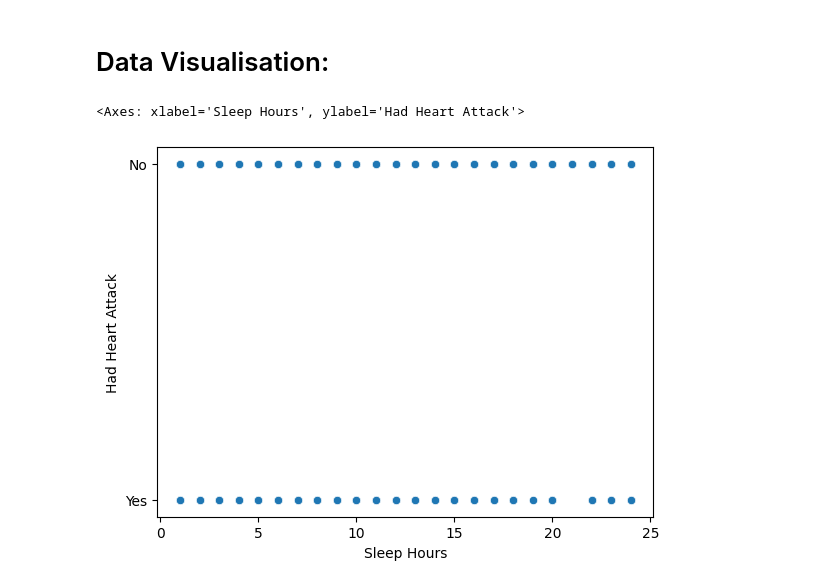
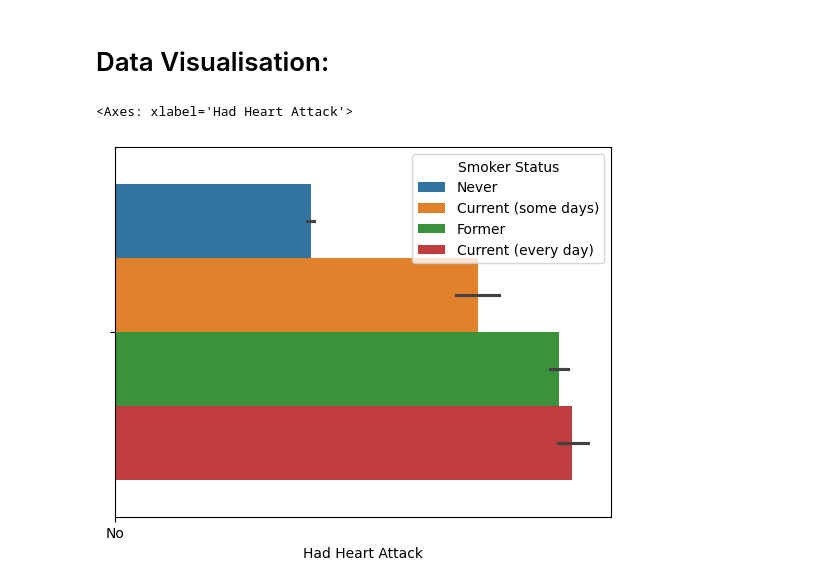
Before and after one commit to SebManley/Cardiovascular-disease-data, a Jupyter notebook: Heart_disease_data.ipynb, the cells around one changed output. Cells and saved outputs as stored; diff of their text form; code cells hidden in the pictures.

```diff
--- a/Heart_disease_data.ipynb
+++ b/Heart_disease_data.ipynb
@@ -68,7 +68,7 @@ variable_names = [
     "Height in Meters",
     "Weight in Kilograms",
     "BMI Category",
-    "Alcohol Drinkers",
+    "Alcohol Drinker",
     "HIV Testing",
     "Flu Vax Last 12 Months",
     "Pneumo Vax Ever",
@@ -331,12 +331,12 @@ COVID = {
 
 Income = {
     1: "Less than $15,000",
-    2: "$15,000 to $24,999",
-    3: "£25,000 to $34,999",
-    4: "$35,000 to $49,999",
-    5: "$50,000 to $99,999",
-    6: "$100,000 to $199,999",
-    7: "$200,000 or more",
+    2: "\\$15,000 to $24,999",
+    3: "\\$25,000 to $34,999",
+    4: "\\$35,000 to $49,999",
+    5: "\\$50,000 to $99,999",
+    6: "\\$100,000 to $199,999",
+    7: "\\$200,000 or more",
     8: np.nan
 
 }
@@ -380,7 +380,7 @@ main_heart_df['Age Category'] = main_heart_df['Age Category'].map(Age_cat)
 main_heart_df['Height in Meters'] = main_heart_df['Height in Meters'] / 100
 main_heart_df['Weight in Kilograms'] = main_heart_df['Weight in Kilograms'] / 100
 main_heart_df['BMI Category'] = main_heart_df['BMI Category'].map(BMI_cat)
-main_heart_df['Alcohol Drinkers'] = main_heart_df['Alcohol Drinkers'].map(Yes_no_questions)
+main_heart_df['Alcohol Drinker'] = main_heart_df['Alcohol Drinker'].map(Yes_no_questions)
 main_heart_df['HIV Testing'] = main_heart_df['HIV Testing'].map(Yes_no_questions)
 main_heart_df['Flu Vax Last 12 Months'] = main_heart_df['Flu Vax Last 12 Months'].map(Yes_no_questions)
 main_heart_df['Pneumo Vax Ever'] = main_heart_df['Pneumo Vax Ever'].map(Yes_no_questions)
@@ -407,7 +407,4 @@ main_heart_df
 # %% [markdown]
 # Data Visualisation:
 # %%
-sns.scatterplot(data=main_heart_df, x='Sleep Hours', y='Had Heart Attack')
+# sns.scatterplot(data=main_heart_df, x='Sleep Hours', y='Had Heart Attack')
-# %% [output]
-<Axes: xlabel='Sleep Hours', ylabel='Had Heart Attack'>
-[figure, removed]
@@ -413,0 +415,5 @@ sns.scatterplot(data=main_heart_df, x='Sleep Hours', y='Had Heart Attack')
+# %%
+sns.barplot(data=main_heart_df, x='Had Heart Attack', hue='Smoker Status')
+# %% [output]
+<Axes: xlabel='Had Heart Attack'>
+[figure, added]
```
Also changed, not shown: parts of 2 cells of this notebook.
